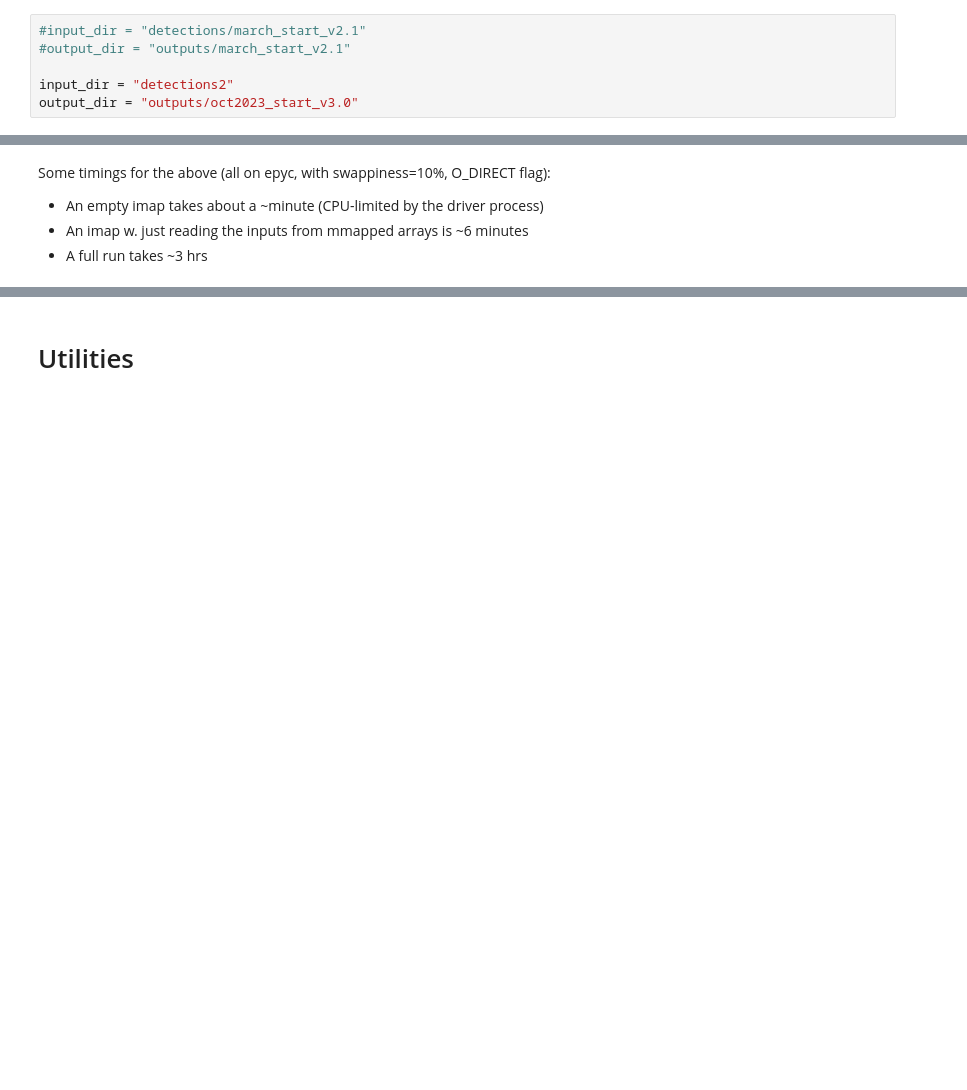
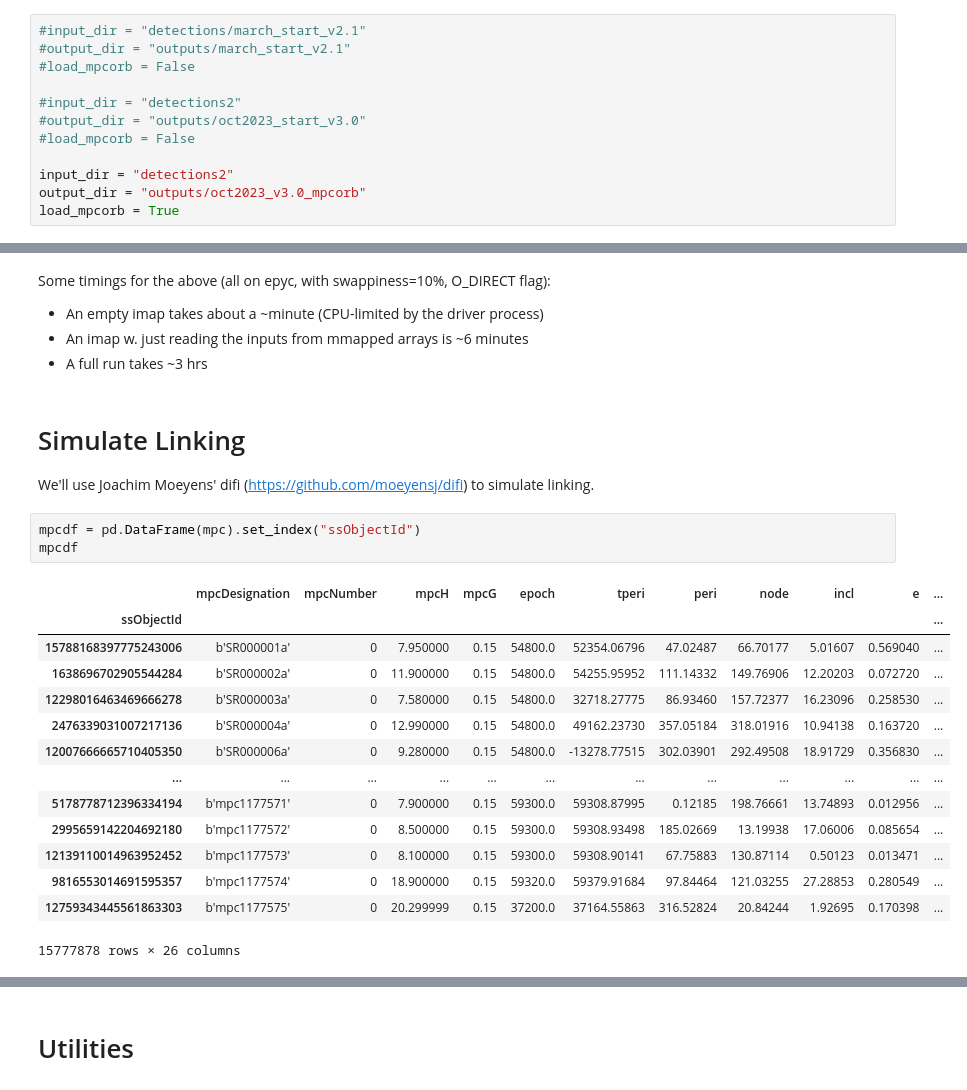
Before and after one commit to mjuric/ssp-ddpp, a Jupyter notebook: daily-data-products-pipeline.ipynb, the cells around one changed output, grey strips where cells are left out. Drawn from its saved outputs; the diff is of its cells as text; blank space fills up the shorter version.

Commit message:
DDPP fastDifi linker working

```diff
--- a/daily-data-products-pipeline.ipynb
+++ b/daily-data-products-pipeline.ipynb
@@ -33,9 +33,15 @@ pd.set_option("display.max_columns", None)
 # %%
 #input_dir = "detections/march_start_v2.1"
 #output_dir = "outputs/march_start_v2.1"
+#load_mpcorb = False
+
+#input_dir = "detections2"
+#output_dir = "outputs/oct2023_start_v3.0"
+#load_mpcorb = False
 
 input_dir = "detections2"
-output_dir = "outputs/oct2023_start_v3.0"
+output_dir = "outputs/oct2023_v3.0_mpcorb"
+load_mpcorb = True
 # %% [markdown]
 ## A look at the inputs
 
@@ -963,3 +1020,25 @@ Some timings for the above (all on epyc, with swappiness=10%, O_DIRECT flag):
 * An empty imap takes about a ~minute (CPU-limited by the driver process)
 * An imap w. just reading the inputs from mmapped arrays is ~6 minutes
 * A full run takes ~3 hrs
+# %% [markdown]
+# Simulate Linking
+
+We'll use Joachim Moeyens' difi (https://github.com/moeyensj/difi) to simulate linking.
+# %%
+mpcdf = pd.DataFrame(mpc).set_index("ssObjectId")
+mpcdf
+# %% [output]
+|  | mpcDesignation | mpcNumber | mpcH | mpcG | epoch | tperi | peri | node | incl | e | ... |
+| ssObjectId |  |  |  |  |  |  |  |  |  |  | ... |
+| 15788168397775243006 | b'SR000001a' | 0 | 7.950000 | 0.15 | 54800.0 | 52354.06796 | 47.02487 | 66.70177 | 5.01607 | 0.569040 | ... |
+| 1638696702905544284 | b'SR000002a' | 0 | 11.900000 | 0.15 | 54800.0 | 54255.95952 | 111.14332 | 149.76906 | 12.20203 | 0.072720 | ... |
+| 12298016463469666278 | b'SR000003a' | 0 | 7.580000 | 0.15 | 54800.0 | 32718.27775 | 86.93460 | 157.72377 | 16.23096 | 0.258530 | ... |
+| 2476339031007217136 | b'SR000004a' | 0 | 12.990000 | 0.15 | 54800.0 | 49162.23730 | 357.05184 | 318.01916 | 10.94138 | 0.163720 | ... |
+| 12007666665710405350 | b'SR000006a' | 0 | 9.280000 | 0.15 | 54800.0 | -13278.77515 | 302.03901 | 292.49508 | 18.91729 | 0.356830 | ... |
+| ... | ... | ... | ... | ... | ... | ... | ... | ... | ... | ... | ... |
+| 5178778712396334194 | b'mpc1177571' | 0 | 7.900000 | 0.15 | 59300.0 | 59308.87995 | 0.12185 | 198.76661 | 13.74893 | 0.012956 | ... |
+| 2995659142204692180 | b'mpc1177572' | 0 | 8.500000 | 0.15 | 59300.0 | 59308.93498 | 185.02669 | 13.19938 | 17.06006 | 0.085654 | ... |
+| 12139110014963952452 | b'mpc1177573' | 0 | 8.100000 | 0.15 | 59300.0 | 59308.90141 | 67.75883 | 130.87114 | 0.50123 | 0.013471 | ... |
+| 9816553014691595357 | b'mpc1177574' | 0 | 18.900000 | 0.15 | 59320.0 | 59379.91684 | 97.84464 | 121.03255 | 27.28853 | 0.280549 | ... |
+| 12759343445561863303 | b'mpc1177575' | 0 | 20.299999 | 0.15 | 37200.0 | 37164.55863 | 316.52824 | 20.84244 | 1.92695 | 0.170398 | ... |
+15777878 rows × 26 columns
```
Also changed, not shown: parts of 35 cells of this notebook.
